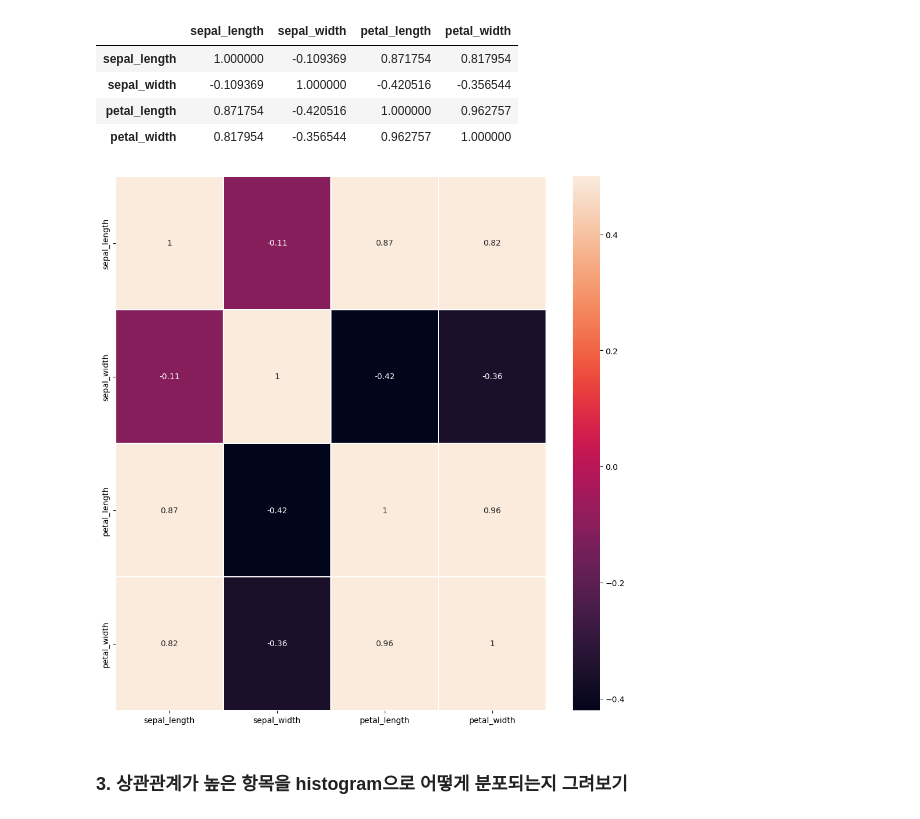
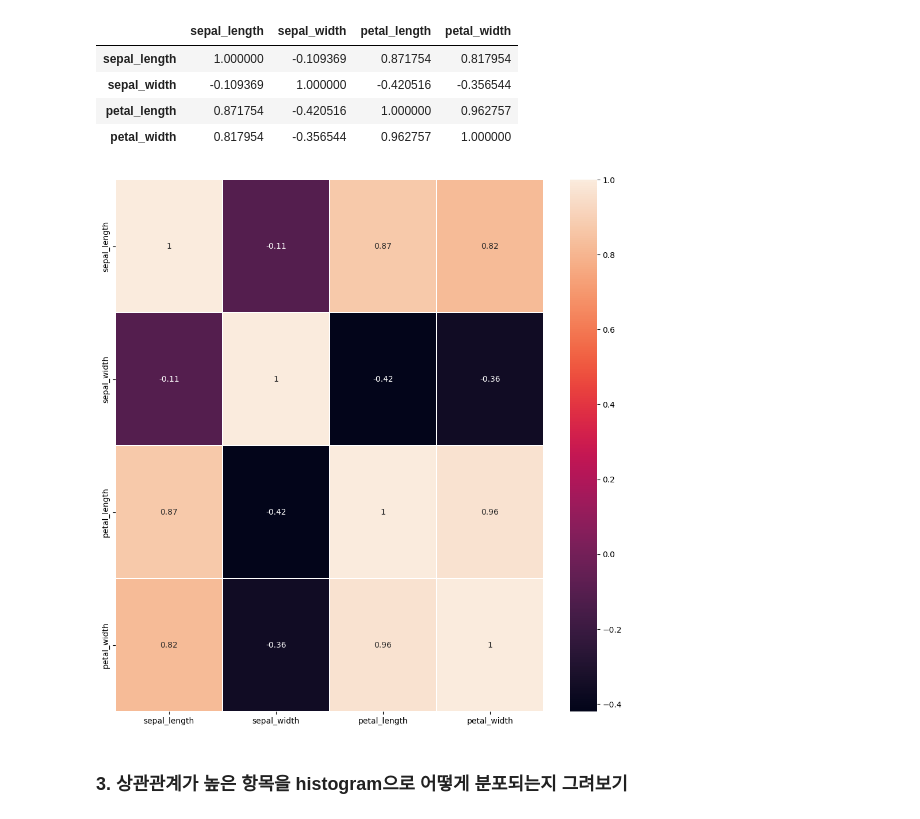
Before and after one commit to Nedian0Brien/DeepLearning_lecture, a Jupyter notebook: 과제2 코드.ipynb, the cells around one changed output. Drawn from its saved outputs; the diff is of its cells as text; code cells hidden in the pictures.

```diff
--- a/과제2 코드.ipynb
+++ b/과제2 코드.ipynb
@@ -88,15 +88,15 @@ df_iris_num.corr()
 # %%
 import seaborn as sns
 import matplotlib.pyplot as plt
 
-# colormap = plt.cm.gist_heat #그래프의 색상 구성을 정합니다.
-plt.figure(figsize=(12,12)) #그래프의 크기를 정합니다.
+# colormap = plt.cm.gist_heat
+plt.figure(figsize=(12,12))
 
 #상관관계 그래프 그리기
-sns.heatmap(df_iris_num.corr(), linewidths=0.1, vmax=0.5, linecolor='white', annot=True)
+sns.heatmap(df_iris_num.corr(), linewidths=0.1, vmax=1, linecolor='white', annot=True)
 plt.show()
 # %% [output]
-[figure, old version]
+[figure, new version]
 # %% [markdown]
 ### 3. 상관관계가 높은 항목을 histogram으로 어떻게 분포되는지 그려보기
 # %%
```
Also changed, not shown: parts of 19 cells of this notebook.
